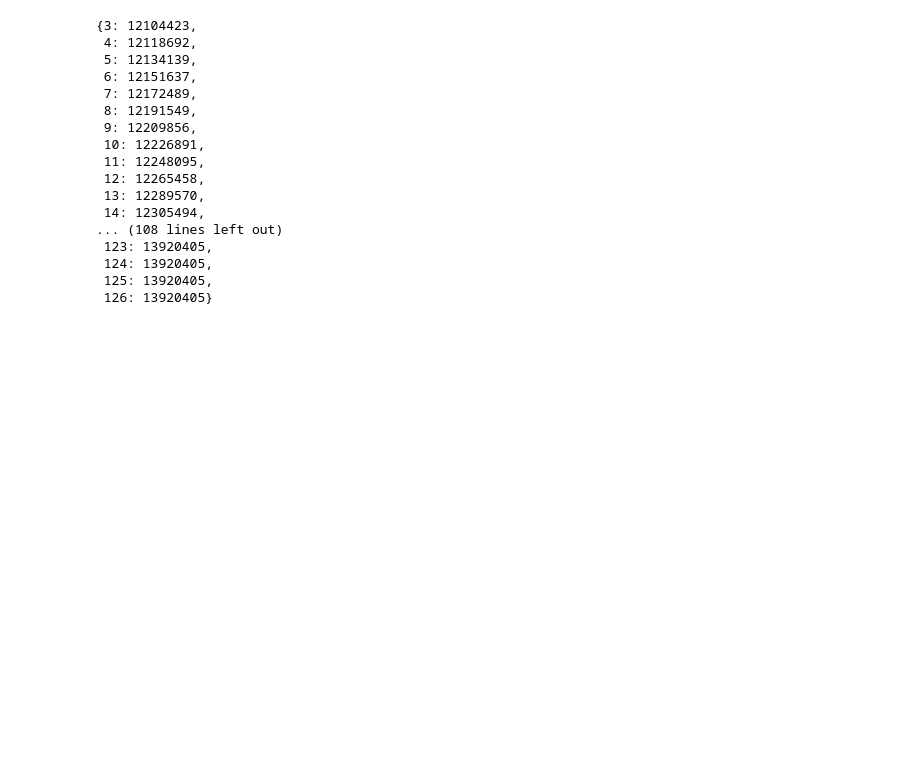
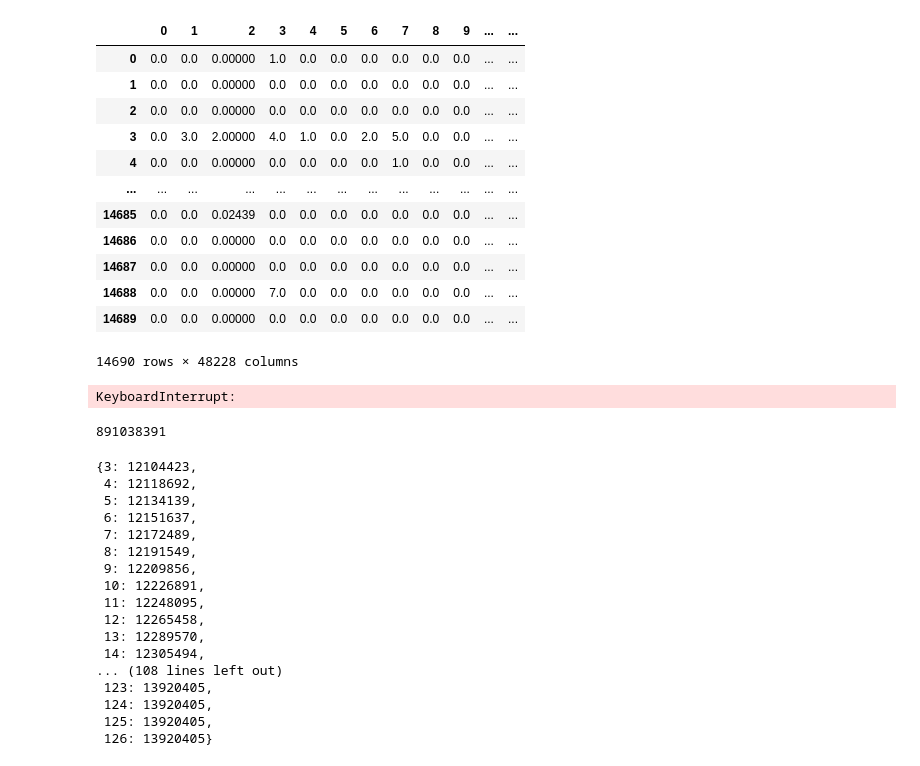
Before and after one commit to Innoviox/CoNQuiStAdoRES, a Jupyter notebook: consecutivizer.ipynb, the cells around one changed output. Cells and saved outputs as stored; diff of their text form; code cells hidden in the pictures; blank space fills up the shorter version.

```diff
--- a/consecutivizer.ipynb
+++ b/consecutivizer.ipynb
@@ -17,3 +33,19 @@ X = adata.X.todense()
+# %%
+adata.to_df()
+# %% [output]
+|  | 0 | 1 | 2 | 3 | 4 | 5 | 6 | 7 | 8 | 9 | ... | ... |
+| 0 | 0.0 | 0.0 | 0.00000 | 1.0 | 0.0 | 0.0 | 0.0 | 0.0 | 0.0 | 0.0 | ... | ... |
+| 1 | 0.0 | 0.0 | 0.00000 | 0.0 | 0.0 | 0.0 | 0.0 | 0.0 | 0.0 | 0.0 | ... | ... |
+| 2 | 0.0 | 0.0 | 0.00000 | 0.0 | 0.0 | 0.0 | 0.0 | 0.0 | 0.0 | 0.0 | ... | ... |
+| 3 | 0.0 | 3.0 | 2.00000 | 4.0 | 1.0 | 0.0 | 2.0 | 5.0 | 0.0 | 0.0 | ... | ... |
+| 4 | 0.0 | 0.0 | 0.00000 | 0.0 | 0.0 | 0.0 | 0.0 | 1.0 | 0.0 | 0.0 | ... | ... |
+| ... | ... | ... | ... | ... | ... | ... | ... | ... | ... | ... | ... | ... |
+| 14685 | 0.0 | 0.0 | 0.02439 | 0.0 | 0.0 | 0.0 | 0.0 | 0.0 | 0.0 | 0.0 | ... | ... |
+| 14686 | 0.0 | 0.0 | 0.00000 | 0.0 | 0.0 | 0.0 | 0.0 | 0.0 | 0.0 | 0.0 | ... | ... |
+| 14687 | 0.0 | 0.0 | 0.00000 | 0.0 | 0.0 | 0.0 | 0.0 | 0.0 | 0.0 | 0.0 | ... | ... |
+| 14688 | 0.0 | 0.0 | 0.00000 | 7.0 | 0.0 | 0.0 | 0.0 | 0.0 | 0.0 | 0.0 | ... | ... |
+| 14689 | 0.0 | 0.0 | 0.00000 | 0.0 | 0.0 | 0.0 | 0.0 | 0.0 | 0.0 | 0.0 | ... | ... |
+14690 rows × 48228 columns
 # %%
 B = lambda i: len(bin(i)) - 2
 def cell(X, i):
@@ -199,15 +231,23 @@ def consecutivize(X, handle, depth=1):
 
     return d, e, R, total
     # return total
-sizes2 = {}
+# d, e, R, total = consecutivize(X, open("f3_0.conq", "wb"))
+# total
+sizes = {}
 for i in tqdm.trange(3, 127):
     adata_cut = ad.AnnData(reclassify(sc.read_10x_h5(FILE).X.todense(), i))
     X = adata_cut.X
     d, e, R, total = consecutivize(X, open("f2_7.conq", "wb"))
     # total
-    sizes2[i] = total
+    sizes[i] = total
 # d, e, R, total = consecutivize(X, open("Human_PBMCs_Next_GEM_Flex_GEM-X_Flex_Comparison_count_filtered_feature_bc_matrix.conq", "wb"))
 # total
+# %% [output]
+KeyboardInterrupt:
+# %%
+total
+# %% [output]
+891038391
 # %%
 sizes
 # %% [output]
```
Also changed, not shown: parts of 5 cells of this notebook, 7 other files.
